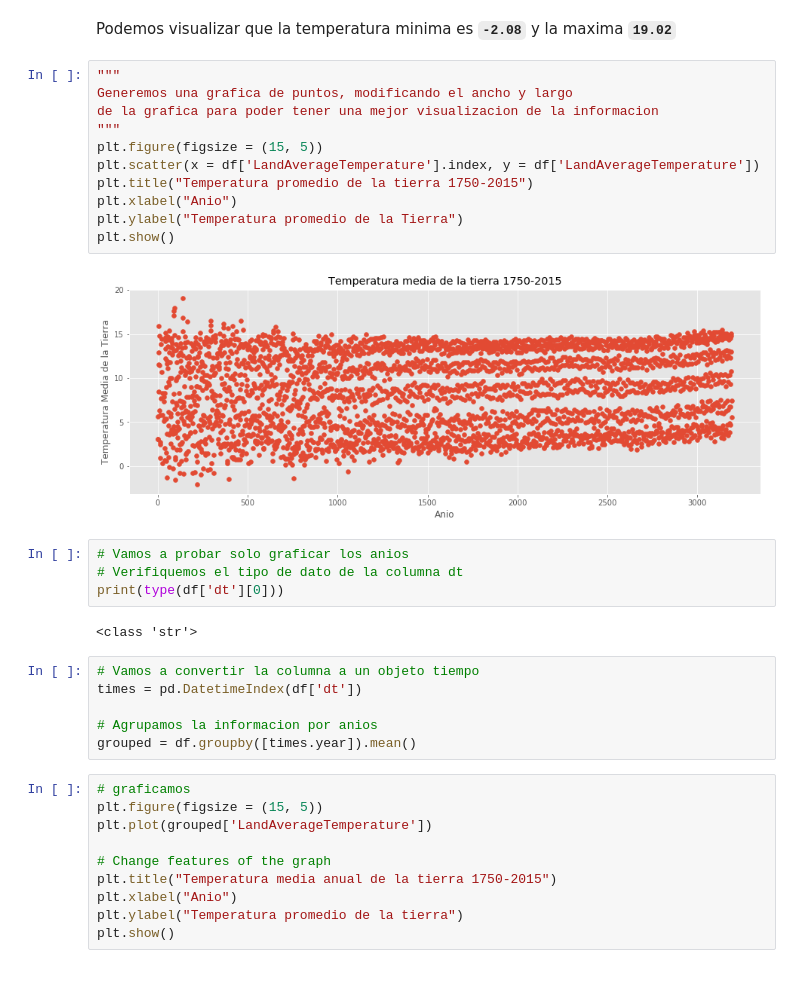
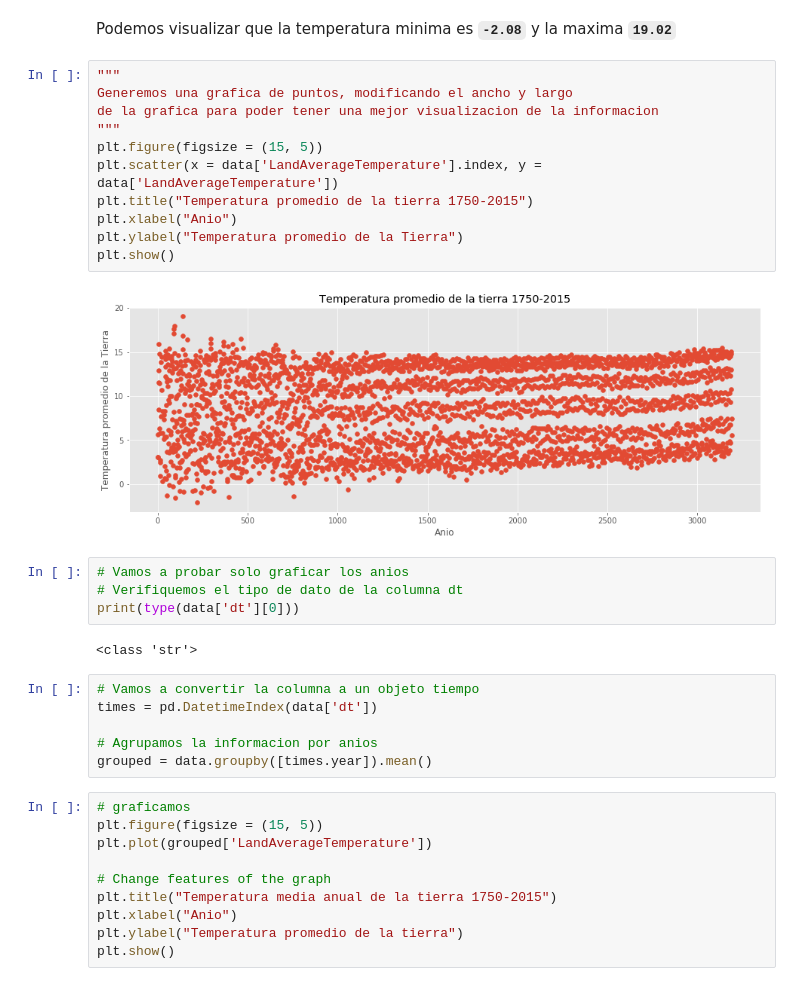
Before and after one commit to jorgemauricio/INIFAP_Course, a Jupyter notebook: algoritmos/data_science_regression.ipynb, the cells around one changed output. Cells and saved outputs as stored; diff of their text form.

```diff
--- a/algoritmos/data_science_regression.ipynb
+++ b/algoritmos/data_science_regression.ipynb
@@ -69,28 +69,28 @@ Podemos visualizar que la temperatura minima es **`-2.08`** y la maxima **`19.02
 # %%
 """
 Generemos una grafica de puntos, modificando el ancho y largo
 de la grafica para poder tener una mejor visualizacion de la informacion
 """
 plt.figure(figsize = (15, 5))
-plt.scatter(x = df['LandAverageTemperature'].index, y = df['LandAverageTemperature'])
+plt.scatter(x = data['LandAverageTemperature'].index, y = data['LandAverageTemperature'])
 plt.title("Temperatura promedio de la tierra 1750-2015")
 plt.xlabel("Anio")
 plt.ylabel("Temperatura promedio de la Tierra")
 plt.show()
 # %% [output]
-[figure, old version]
+[figure, new version]
 # %%
 # Vamos a probar solo graficar los anios
 # Verifiquemos el tipo de dato de la columna dt
-print(type(df['dt'][0]))
+print(type(data['dt'][0]))
 # %% [output]
 <class 'str'>
 # %%
 # Vamos a convertir la columna a un objeto tiempo
-times = pd.DatetimeIndex(df['dt'])
+times = pd.DatetimeIndex(data['dt'])
 
 # Agrupamos la informacion por anios
-grouped = df.groupby([times.year]).mean()
+grouped = data.groupby([times.year]).mean()
 # %%
 # graficamos
 plt.figure(figsize = (15, 5))
```
Also changed, not shown: parts of 11 cells of this notebook, 1 other file.
